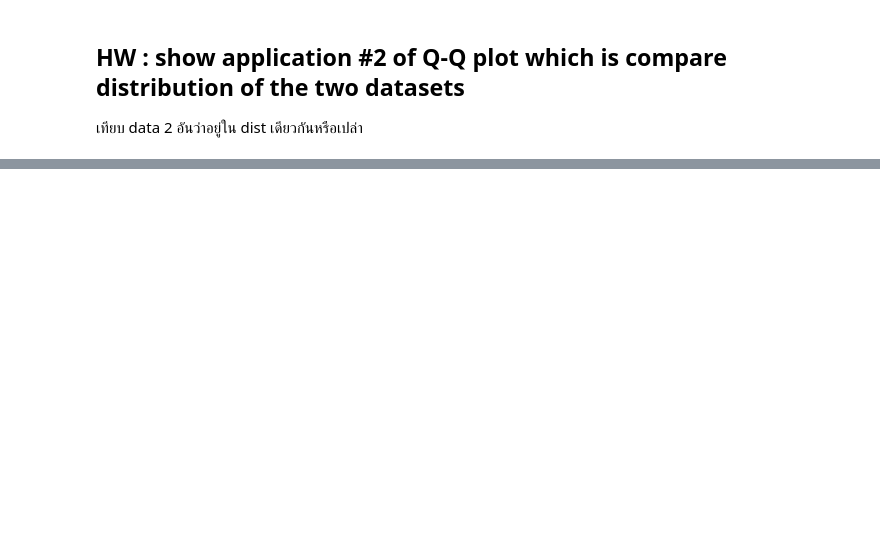
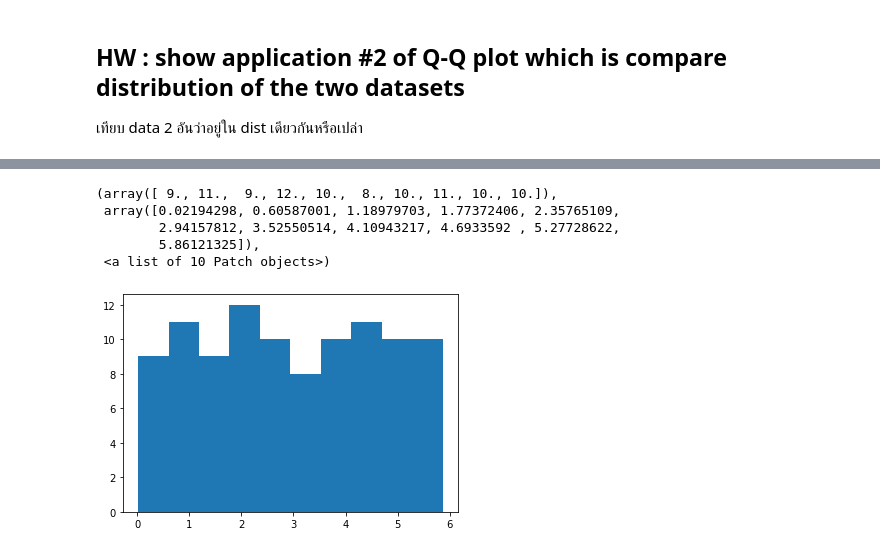
Before and after one commit to ChakritKammason/DPDM, a Jupyter notebook: Data102.ipynb, the cells around one changed output, grey strips where cells are left out. Cells and saved outputs as stored; diff of their text form; code cells hidden in the pictures; blank space fills up the shorter version.

```diff
--- a/Data102.ipynb
+++ b/Data102.ipynb
@@ -392,0 +383,2 @@ print(y)
+# %%
+s1 = np.random.uniform(0,6,100)
@@ -392,0 +408,9 @@ print(y)
+# %%
+plt.hist(s1)
+# %% [output]
+(array([ 9., 11.,  9., 12., 10.,  8., 10., 11., 10., 10.]),
+ array([0.02194298, 0.60587001, 1.18979703, 1.77372406, 2.35765109,
+        2.94157812, 3.52550514, 4.10943217, 4.6933592 , 5.27728622,
+        5.86121325]),
+ <a list of 10 Patch objects>)
+[figure, added]
```
Also changed, not shown: parts of 31 cells of this notebook.
